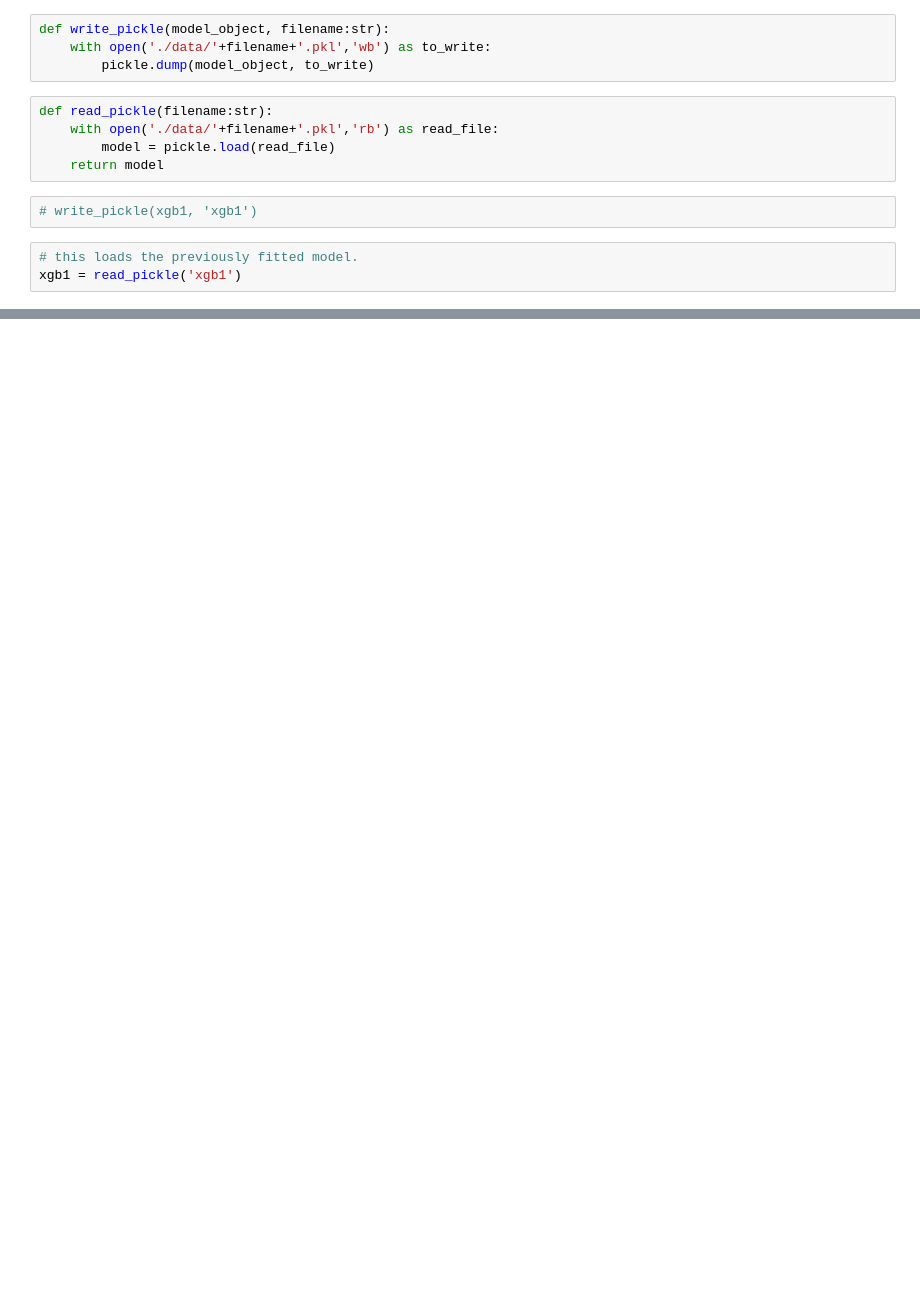
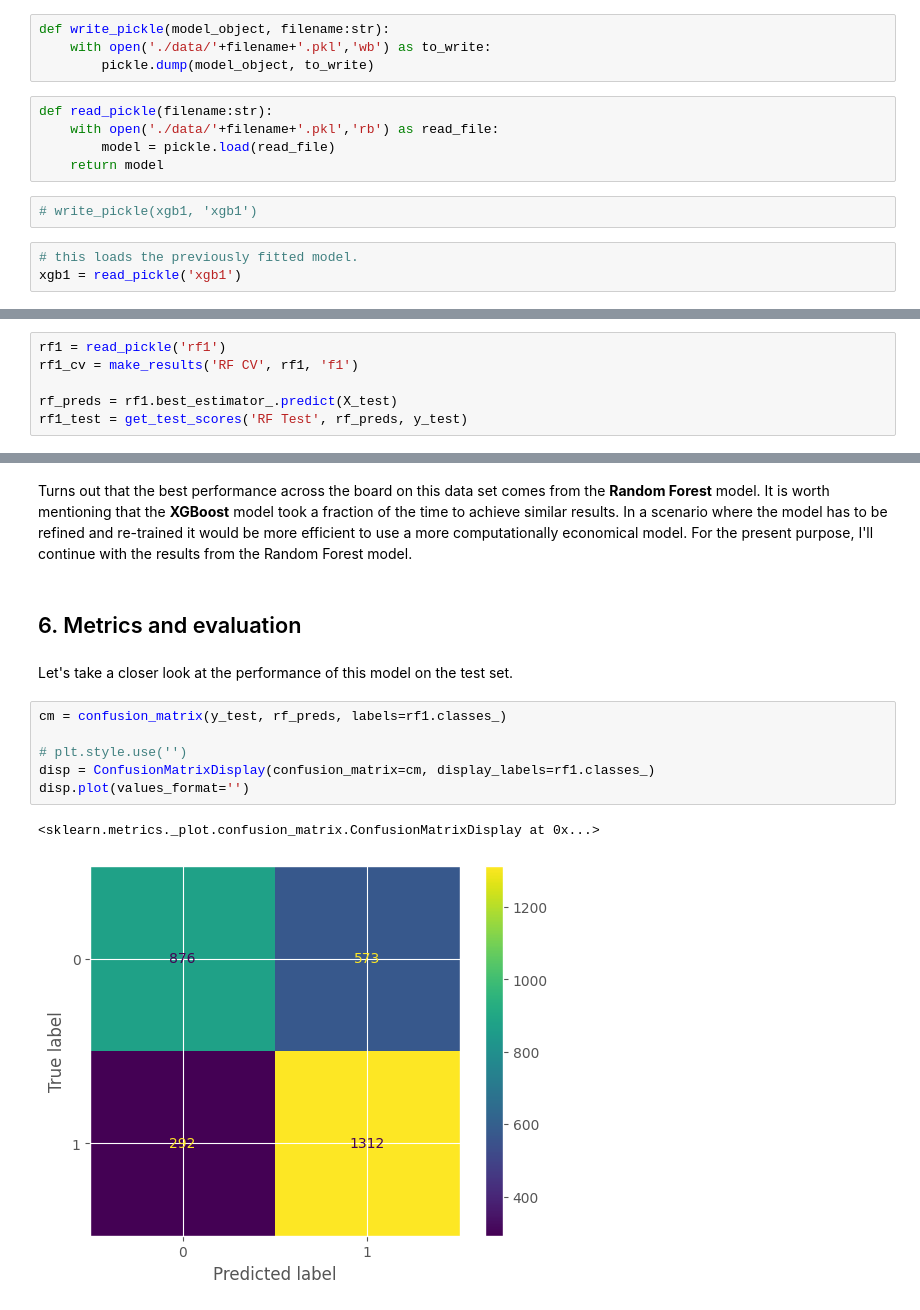
Before and after one commit to jiug/ML-model-to-predict-generous-customers, a Jupyter notebook: ML model to predict generous customers.ipynb, the cells around one changed output, grey strips where cells are left out. Saved outputs shown, nothing was run; the diff lists cells and outputs as text; blank space fills up the shorter version.

Commit message:
finished notebook with random forest

```diff
--- a/ML model to predict generous customers.ipynb
+++ b/ML model to predict generous customers.ipynb
@@ -830,0 +900,6 @@ xgb1.best_params_
+# %%
+rf1 = read_pickle('rf1')
+rf1_cv = make_results('RF CV', rf1, 'f1')
+
+rf_preds = rf1.best_estimator_.predict(X_test)
+rf1_test = get_test_scores('RF Test', rf_preds, y_test)
@@ -830,0 +919,15 @@ xgb1.best_params_
+# %% [markdown]
+Turns out that the best performance across the board on this data set comes from the **Random Forest** model. It is worth mentioning that the **XGBoost** model took a fraction of the time to achieve similar results. In a scenario where the model has to be refined and re-trained it would be more efficient to use a more computationally economical model. For the present purpose, I'll continue with the results from the Random Forest model.
+# %% [markdown]
+## 6. Metrics and evaluation
+# %% [markdown]
+Let's take a closer look at the performance of this model on the test set.
+# %%
+cm = confusion_matrix(y_test, rf_preds, labels=rf1.classes_)
+
+# plt.style.use('')
+disp = ConfusionMatrixDisplay(confusion_matrix=cm, display_labels=rf1.classes_)
+disp.plot(values_format='')
+# %% [output]
+<sklearn.metrics._plot.confusion_matrix.ConfusionMatrixDisplay at 0x...>
+[figure, added]
```
Also changed, not shown: parts of 24 cells of this notebook, 1 other file.
